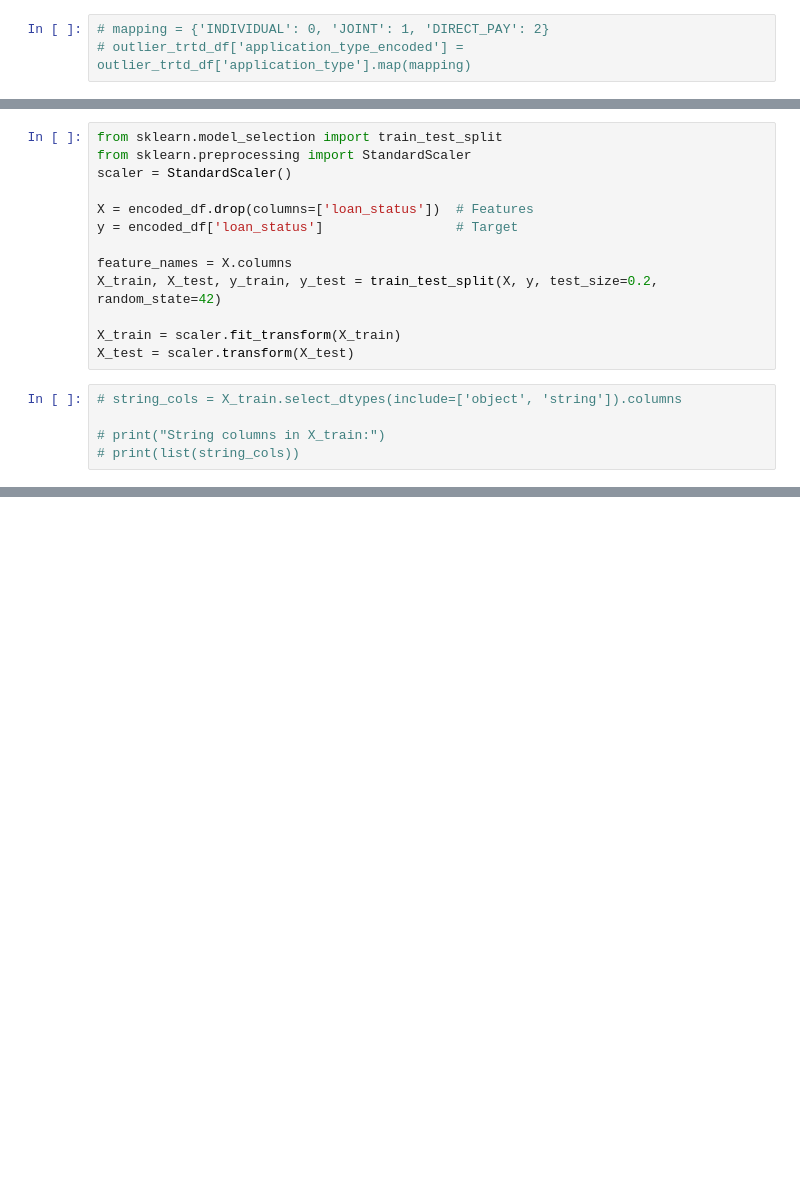
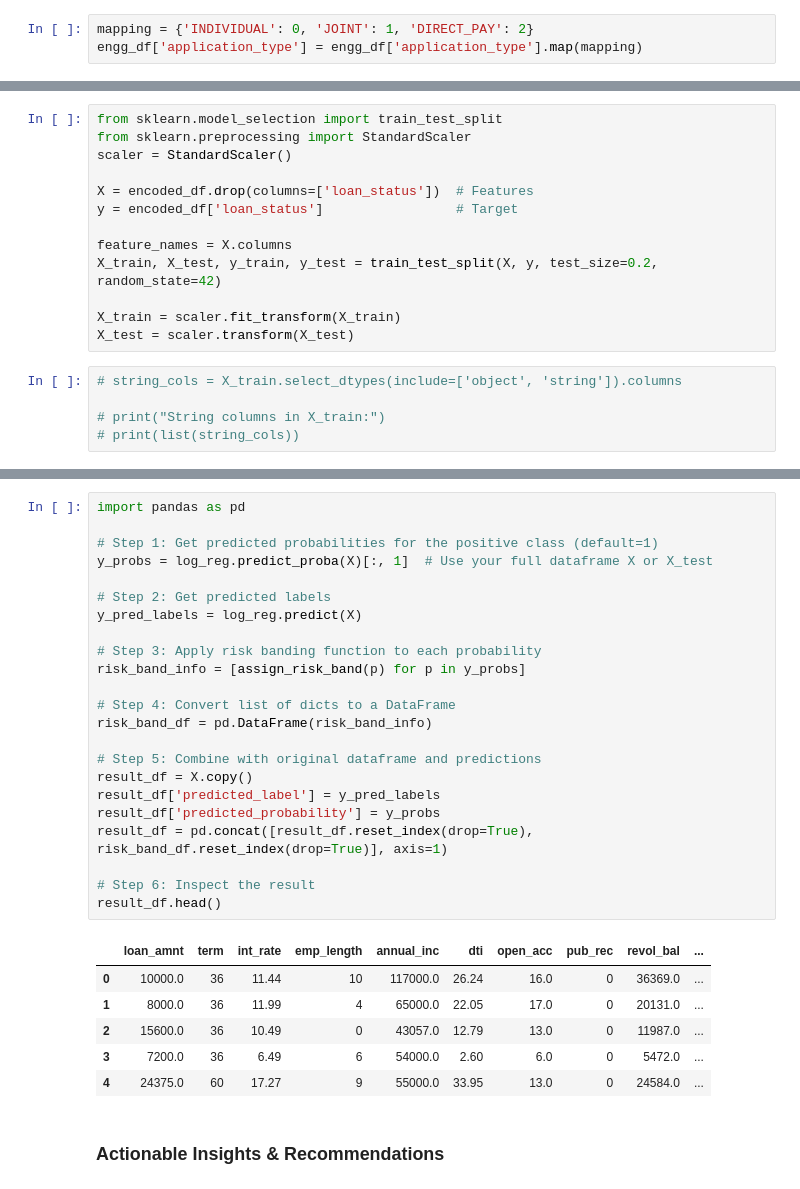
Before and after one commit to omkarChend1kar/Loan-Eligibility-Checker, a Jupyter notebook: logistic_regression.ipynb, the cells around one changed output, grey strips where cells are left out. Cells and saved outputs as stored; diff of their text form; blank space fills up the shorter version.

```diff
--- a/logistic_regression.ipynb
+++ b/logistic_regression.ipynb
@@ -497,7 +521,7 @@ engg_df[bool_cols] = engg_df[bool_cols].astype(int)
 # %%
 engg_df['initial_list_status'] = engg_df['initial_list_status'].map({'f': 0, 'w': 1},)
 # %%
-# mapping = {'INDIVIDUAL': 0, 'JOINT': 1, 'DIRECT_PAY': 2}
-# outlier_trtd_df['application_type_encoded'] = outlier_trtd_df['application_type'].map(mapping)
+mapping = {'INDIVIDUAL': 0, 'JOINT': 1, 'DIRECT_PAY': 2}
+engg_df['application_type'] = engg_df['application_type'].map(mapping)
 # %%
 # Convert earliest credit line to datetime (Removed for now)
@@ -708,0 +774,32 @@ print("\nClassification Report (PR Threshold):\n", classification_report(y_test,
+# %%
+import pandas as pd
+
+# Step 1: Get predicted probabilities for the positive class (default=1)
+y_probs = log_reg.predict_proba(X)[:, 1]  # Use your full dataframe X or X_test
+
+# Step 2: Get predicted labels
+y_pred_labels = log_reg.predict(X)
+
+# Step 3: Apply risk banding function to each probability
+risk_band_info = [assign_risk_band(p) for p in y_probs]
+
+# Step 4: Convert list of dicts to a DataFrame
+risk_band_df = pd.DataFrame(risk_band_info)
+
+# Step 5: Combine with original dataframe and predictions
+result_df = X.copy()
+result_df['predicted_label'] = y_pred_labels
+result_df['predicted_probability'] = y_probs
+result_df = pd.concat([result_df.reset_index(drop=True), risk_band_df.reset_index(drop=True)], axis=1)
+
+# Step 6: Inspect the result
+result_df.head()
+# %% [output]
+|  | loan_amnt | term | int_rate | emp_length | annual_inc | dti | open_acc | pub_rec | revol_bal | ... |
+| 0 | 10000.0 | 36 | 11.44 | 10 | 117000.0 | 26.24 | 16.0 | 0 | 36369.0 | ... |
+| 1 | 8000.0 | 36 | 11.99 | 4 | 65000.0 | 22.05 | 17.0 | 0 | 20131.0 | ... |
+| 2 | 15600.0 | 36 | 10.49 | 0 | 43057.0 | 12.79 | 13.0 | 0 | 11987.0 | ... |
+| 3 | 7200.0 | 36 | 6.49 | 6 | 54000.0 | 2.60 | 6.0 | 0 | 5472.0 | ... |
+| 4 | 24375.0 | 60 | 17.27 | 9 | 55000.0 | 33.95 | 13.0 | 0 | 24584.0 | ... |
+# %% [markdown]
+### Actionable Insights & Recommendations
```
Also changed, not shown: parts of 18 cells of this notebook.
